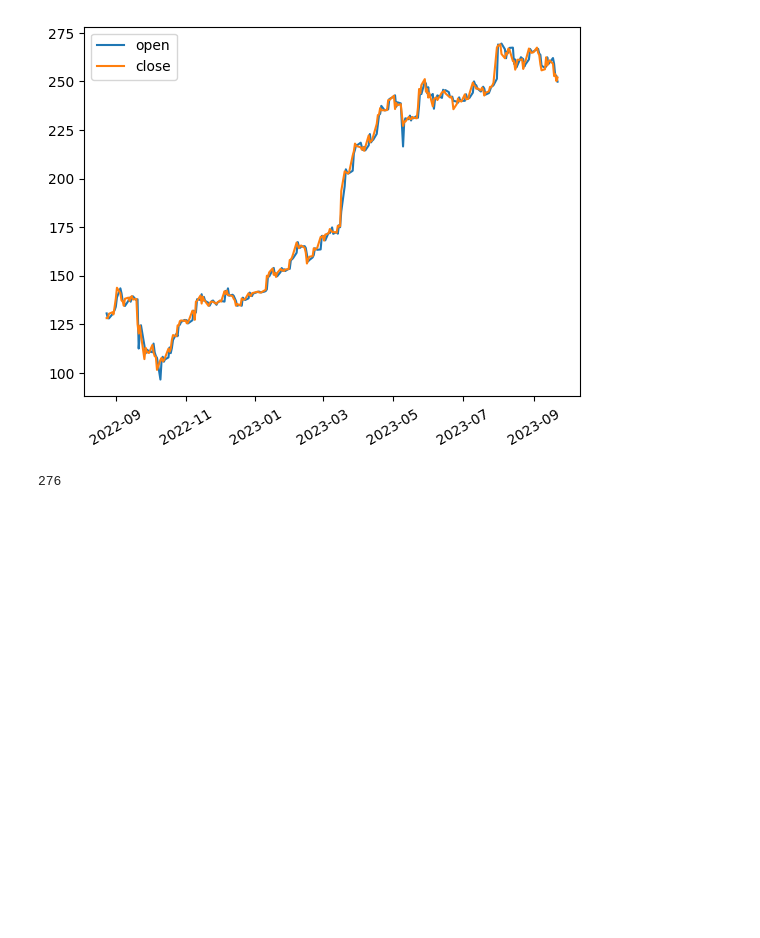
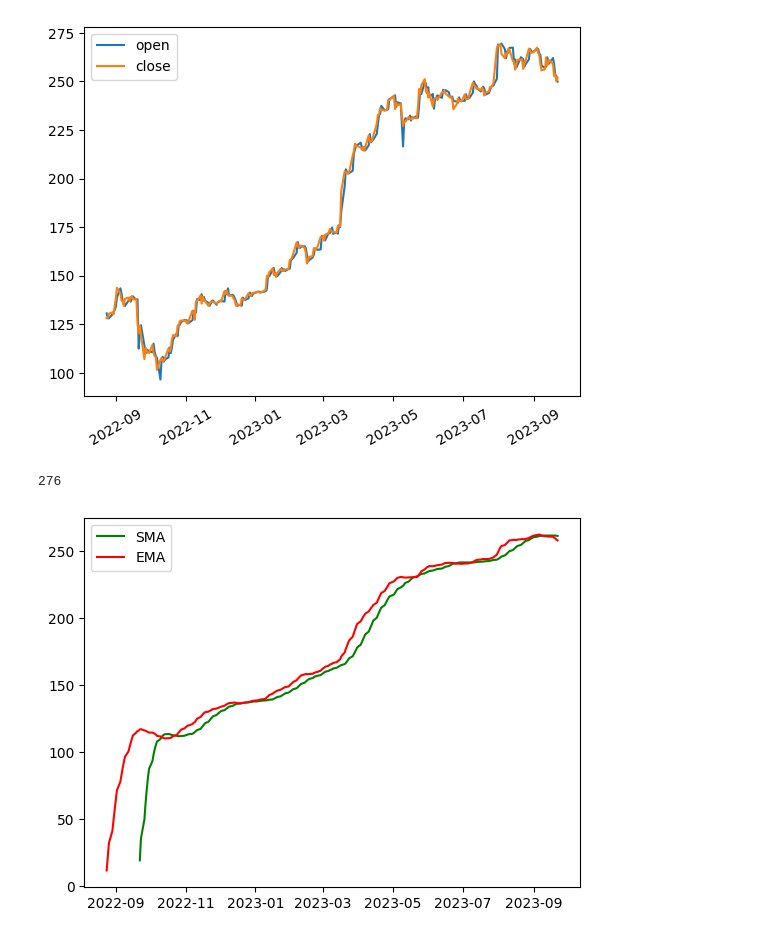
Before and after one commit to Kasymkhankhubiyev/Sirius-Uni, a Jupyter notebook: Intoduction Into Profession/tasks/Task1.ipynb, the cells around one changed output. Cells and saved outputs as stored; diff of their text form; code cells hidden in the pictures; blank space fills up the shorter version.

```diff
--- a/Intoduction Into Profession/tasks/Task1.ipynb
+++ b/Intoduction Into Profession/tasks/Task1.ipynb
@@ -107,0 +169,25 @@ len(candles)
+# %%
+period = 21
+m=3
+step = 1
+
+EMA_COLOR = 'red'
+SMA_COLOR = 'green'
+
+sma_21 = SMA(m=m, close_prices=close_cost, period=period, step=step)
+ema_21 = EMA(close_cost, period)
+# %%
+sma_dates = [dates[i] for i in range(period, len(dates), step)]
+ema_dates = [dates[i] for i in range(0, len(dates), step)]
+
+plt.plot(sma_dates, sma_21, label='SMA', color=SMA_COLOR)
+plt.plot(ema_dates, ema_21, label='EMA', color=EMA_COLOR)
+
+# plt.plot(dates, open_cost, label='open')
+# plt.plot(dates, close_cost, label='close')
+
+# plt.plot(ema_dates, sma)
+plt.legend()
+plt.show()
+# %% [output]
+[figure, added]
```
Also changed, not shown: parts of 3 cells of this notebook, 1 other file.
